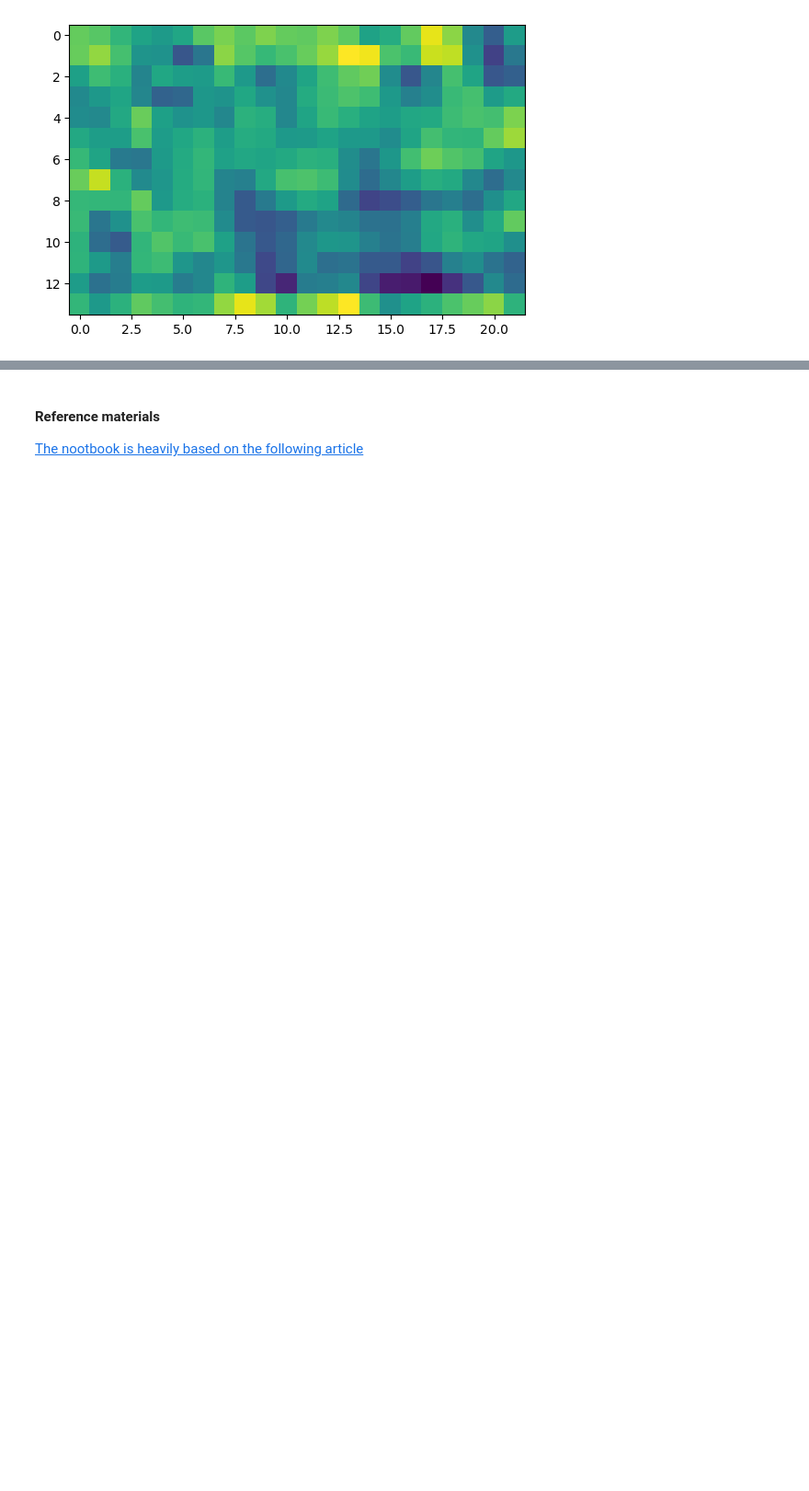
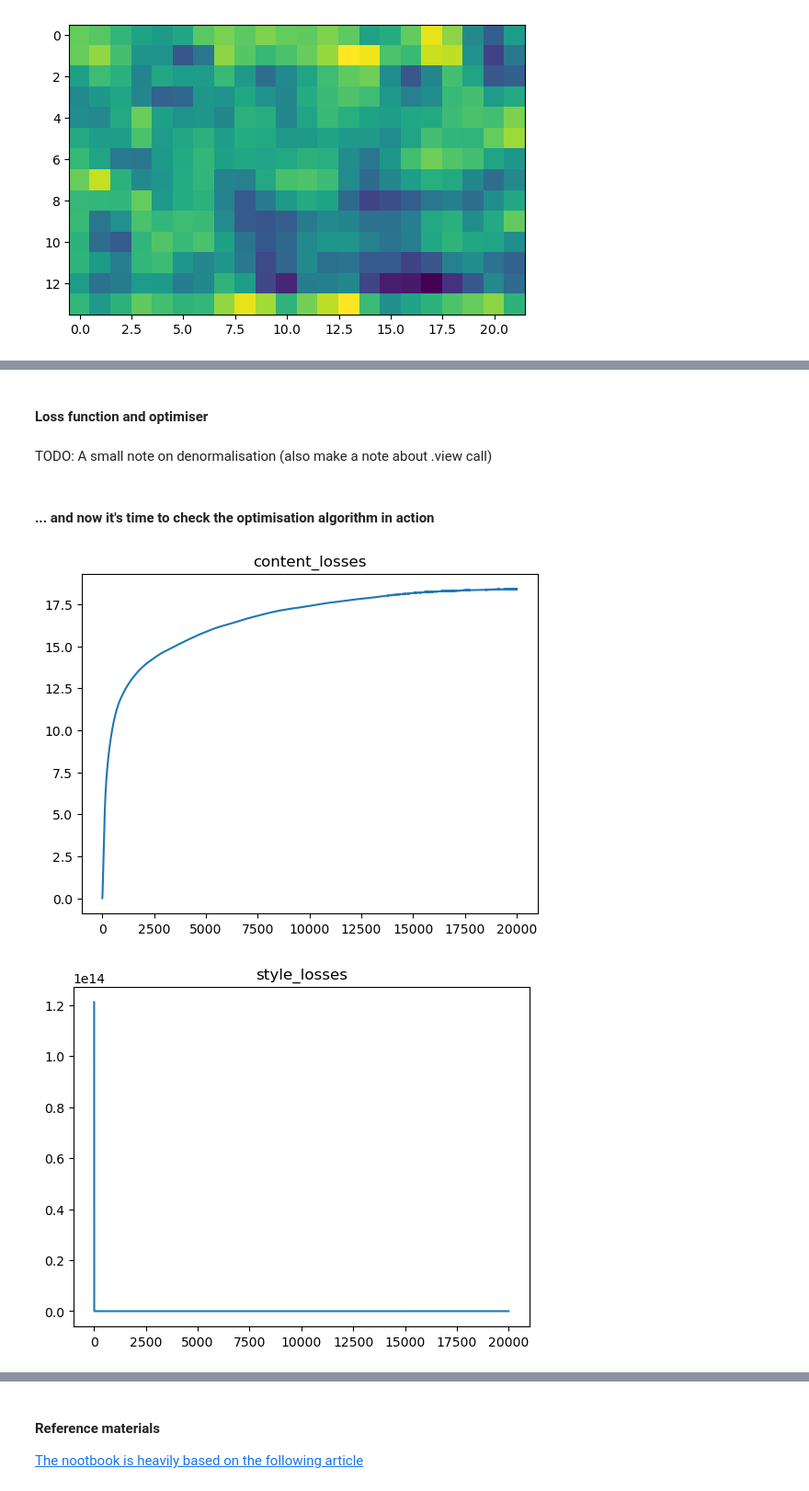
Before and after one commit to VladPodilnyk/ml_playground, a Jupyter notebook: computer_vision/style_transfer/nst.ipynb, the cells around one changed output, grey strips where cells are left out. Shown at 92% size. Drawn from its saved outputs; the diff is of its cells as text; code cells hidden in the pictures; blank space fills up the shorter version.

Commit message:
wip: optimisation step.

```diff
--- a/computer_vision/style_transfer/nst.ipynb
+++ b/computer_vision/style_transfer/nst.ipynb
@@ -203,0 +239,15 @@ plt.show()
+# %% [markdown]
+#### Loss function and optimiser
+# %%
+def mse(tensor1, tensor2):
+    return torch.mean((tensor1-tensor2)**2)
+# %%
+optimiser = optim.Adam(params=[gen_image], lr=LEARNING_RATE)
+# %% [markdown]
+TODO: A small note on denormalisation (also make a note about .view call)
+# %%
+def denormalize(gen_image):
+    mean = torch.tensor(rgb_mean, device=device).view(1, 3, 1, 1)
+    std = torch.tensor(rgb_std, device=device).view(1, 3, 1, 1)
+    gen_image = gen_image * std + mean
+    return gen_image
@@ -203,0 +289,19 @@ plt.show()
+# %% [markdown]
+#### ... and now it's time to check the optimisation algorithm in action
+# %%
+content_losses, style_losses, total_losses = optimise()
+# %%
+plt.title('content_losses')
+plt.plot(content_losses)
+plt.show()
+
+plt.title('style_losses')
+plt.plot(style_losses)
+plt.show()
+
+plt.title('total_losses')
+plt.plot(total_losses)
+plt.show()
+# %% [output]
+[figure, added]
+[figure, added]
```
Also changed, not shown: parts of 8 cells of this notebook, 1 other file.
